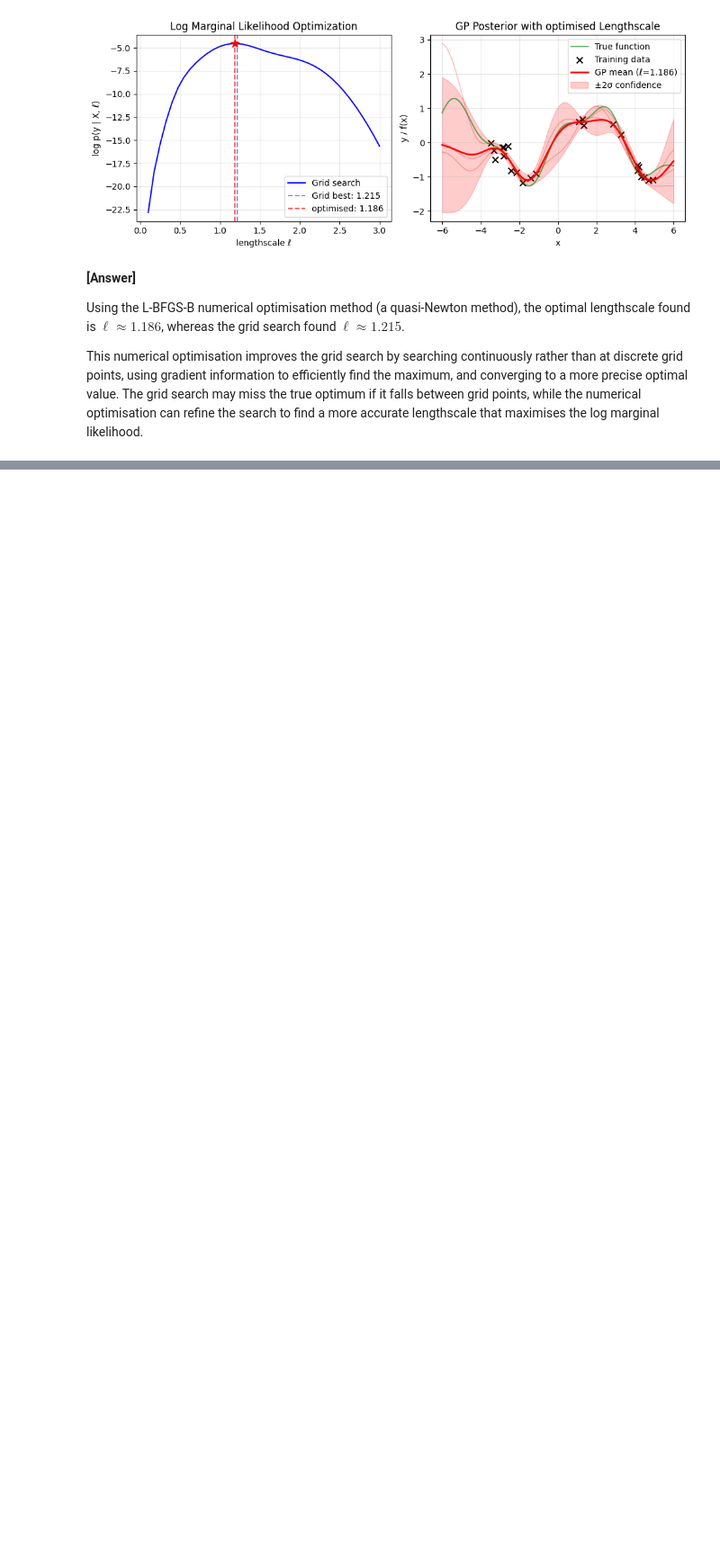
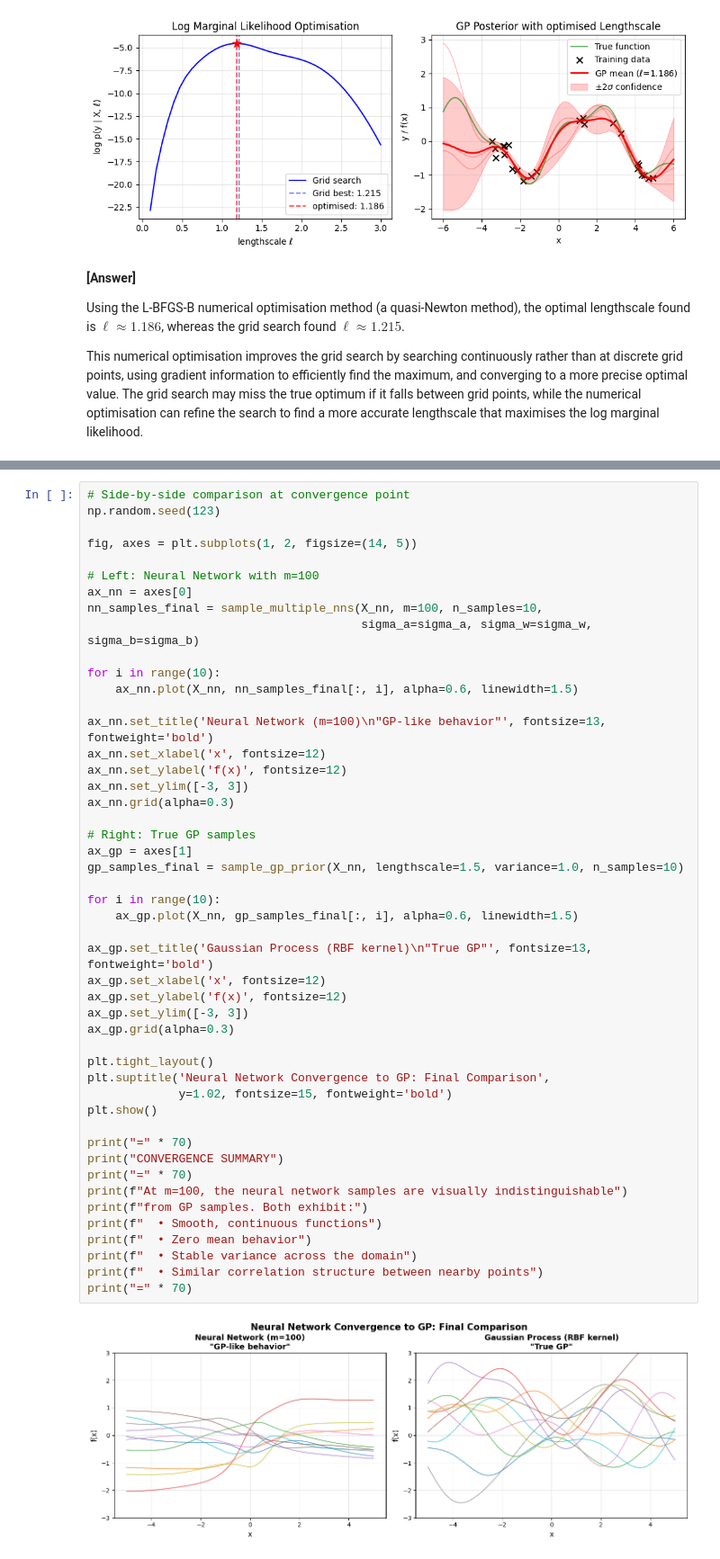
Before and after one commit to maplesugano/ProbInference, a Jupyter notebook: supplementary.ipynb, the cells around one changed output, grey strips where cells are left out. Shown at 90% size. Cells and saved outputs as stored; diff of their text form; blank space fills up the shorter version.

```diff
--- a/supplementary.ipynb
+++ b/supplementary.ipynb
@@ -967,0 +1163,50 @@ This numerical optimisation improves the grid search by searching continuously r
+# %%
+# Side-by-side comparison at convergence point
+np.random.seed(123)
+
+fig, axes = plt.subplots(1, 2, figsize=(14, 5))
+
+# Left: Neural Network with m=100
+ax_nn = axes[0]
+nn_samples_final = sample_multiple_nns(X_nn, m=100, n_samples=10,
+                                       sigma_a=sigma_a, sigma_w=sigma_w, sigma_b=sigma_b)
+
+for i in range(10):
+    ax_nn.plot(X_nn, nn_samples_final[:, i], alpha=0.6, linewidth=1.5)
+
+ax_nn.set_title('Neural Network (m=100)\n"GP-like behavior"', fontsize=13, fontweight='bold')
+ax_nn.set_xlabel('x', fontsize=12)
+ax_nn.set_ylabel('f(x)', fontsize=12)
+ax_nn.set_ylim([-3, 3])
+ax_nn.grid(alpha=0.3)
+
+# Right: True GP samples
+ax_gp = axes[1]
+gp_samples_final = sample_gp_prior(X_nn, lengthscale=1.5, variance=1.0, n_samples=10)
+
+for i in range(10):
+    ax_gp.plot(X_nn, gp_samples_final[:, i], alpha=0.6, linewidth=1.5)
+
+ax_gp.set_title('Gaussian Process (RBF kernel)\n"True GP"', fontsize=13, fontweight='bold')
+ax_gp.set_xlabel('x', fontsize=12)
+ax_gp.set_ylabel('f(x)', fontsize=12)
+ax_gp.set_ylim([-3, 3])
+ax_gp.grid(alpha=0.3)
+
+plt.tight_layout()
+plt.suptitle('Neural Network Convergence to GP: Final Comparison',
+             y=1.02, fontsize=15, fontweight='bold')
+plt.show()
+
+print("=" * 70)
+print("CONVERGENCE SUMMARY")
+print("=" * 70)
+print(f"At m=100, the neural network samples are visually indistinguishable")
+print(f"from GP samples. Both exhibit:")
+print(f"  • Smooth, continuous functions")
+print(f"  • Zero mean behavior")
+print(f"  • Stable variance across the domain")
+print(f"  • Similar correlation structure between nearby points")
+print("=" * 70)
+# %% [output]
+[figure, added]
```
Also changed, not shown: parts of 12 cells of this notebook, 1 other file.
